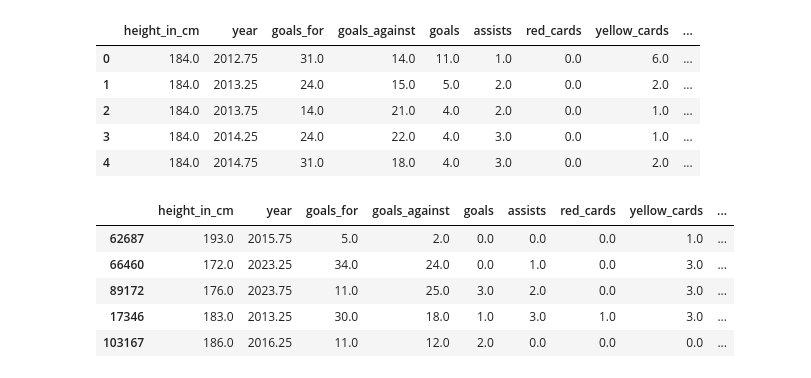
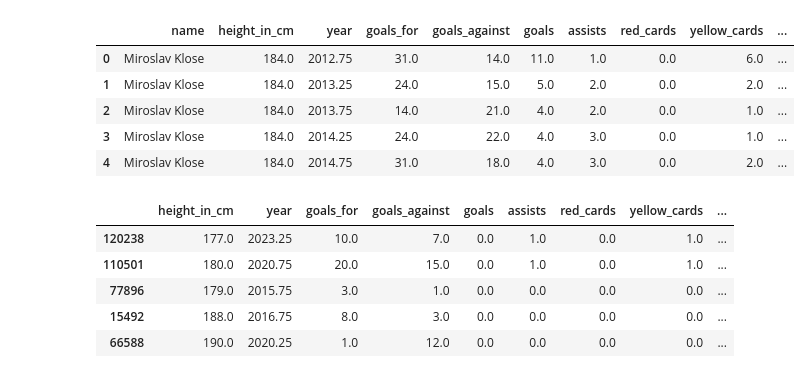
Before and after one commit to ENils1/MachineLearning, a Jupyter notebook: AutoGluOn.ipynb, the cells around one changed output. Drawn from its saved outputs; the diff is of its cells as text; code cells hidden in the pictures.

```diff
--- a/AutoGluOn.ipynb
+++ b/AutoGluOn.ipynb
@@ -1,22 +1,23 @@
 # %%
 from autogluon.tabular import TabularDataset, TabularPredictor
 import pandas as pd
 from sklearn.model_selection import train_test_split
 
-filename = "encoded_data_03_12.csv"
+filename = "encoded_data_04_13.csv"
 df = pd.read_csv(f"./DataSets/EncodedData/{filename}", sep=",", encoding="UTF-8")
 df.head()
 # %% [output]
-|  | height_in_cm | year | goals_for | goals_against | goals | assists | red_cards | yellow_cards | ... |
-| 0 | 184.0 | 2012.75 | 31.0 | 14.0 | 11.0 | 1.0 | 0.0 | 6.0 | ... |
-| 1 | 184.0 | 2013.25 | 24.0 | 15.0 | 5.0 | 2.0 | 0.0 | 2.0 | ... |
-| 2 | 184.0 | 2013.75 | 14.0 | 21.0 | 4.0 | 2.0 | 0.0 | 1.0 | ... |
-| 3 | 184.0 | 2014.25 | 24.0 | 22.0 | 4.0 | 3.0 | 0.0 | 1.0 | ... |
-| 4 | 184.0 | 2014.75 | 31.0 | 18.0 | 4.0 | 3.0 | 0.0 | 2.0 | ... |
+|  | name | height_in_cm | year | goals_for | goals_against | goals | assists | red_cards | yellow_cards | ... |
+| 0 | Miroslav Klose | 184.0 | 2012.75 | 31.0 | 14.0 | 11.0 | 1.0 | 0.0 | 6.0 | ... |
+| 1 | Miroslav Klose | 184.0 | 2013.25 | 24.0 | 15.0 | 5.0 | 2.0 | 0.0 | 2.0 | ... |
+| 2 | Miroslav Klose | 184.0 | 2013.75 | 14.0 | 21.0 | 4.0 | 2.0 | 0.0 | 1.0 | ... |
+| 3 | Miroslav Klose | 184.0 | 2014.25 | 24.0 | 22.0 | 4.0 | 3.0 | 0.0 | 1.0 | ... |
+| 4 | Miroslav Klose | 184.0 | 2014.75 | 31.0 | 18.0 | 4.0 | 3.0 | 0.0 | 2.0 | ... |
 # %%
 df = df.sample(n=5000, random_state=42)
 # %%
 # log_market_value_base10
+df = df.drop(columns=['name', 'market_value_in_eur'])
 # Del dataene inn i treningssett og testsett
 train_data, test_data = train_test_split(df, test_size=0.25, random_state=42)  # Juster test_size og random_state etter behov
 
@@ -26,9 +27,9 @@ test_data = TabularDataset(test_data)
 train_data.head()
 # %% [output]
 |  | height_in_cm | year | goals_for | goals_against | goals | assists | red_cards | yellow_cards | ... |
-| 62687 | 193.0 | 2015.75 | 5.0 | 2.0 | 0.0 | 0.0 | 0.0 | 1.0 | ... |
-| 66460 | 172.0 | 2023.25 | 34.0 | 24.0 | 0.0 | 1.0 | 0.0 | 3.0 | ... |
-| 89172 | 176.0 | 2023.75 | 11.0 | 25.0 | 3.0 | 2.0 | 0.0 | 3.0 | ... |
-| 17346 | 183.0 | 2013.25 | 30.0 | 18.0 | 1.0 | 3.0 | 1.0 | 3.0 | ... |
-| 103167 | 186.0 | 2016.25 | 11.0 | 12.0 | 2.0 | 0.0 | 0.0 | 0.0 | ... |
+| 120238 | 177.0 | 2023.25 | 10.0 | 7.0 | 0.0 | 1.0 | 0.0 | 1.0 | ... |
+| 110501 | 180.0 | 2020.75 | 20.0 | 15.0 | 0.0 | 1.0 | 0.0 | 1.0 | ... |
+| 77896 | 179.0 | 2015.75 | 3.0 | 1.0 | 0.0 | 0.0 | 0.0 | 0.0 | ... |
+| 15492 | 188.0 | 2016.75 | 8.0 | 3.0 | 0.0 | 0.0 | 0.0 | 0.0 | ... |
+| 66588 | 190.0 | 2020.25 | 1.0 | 12.0 | 0.0 | 0.0 | 0.0 | 0.0 | ... |
 # %%
```
Also changed, not shown: parts of 7 cells of this notebook, 13 other files.
